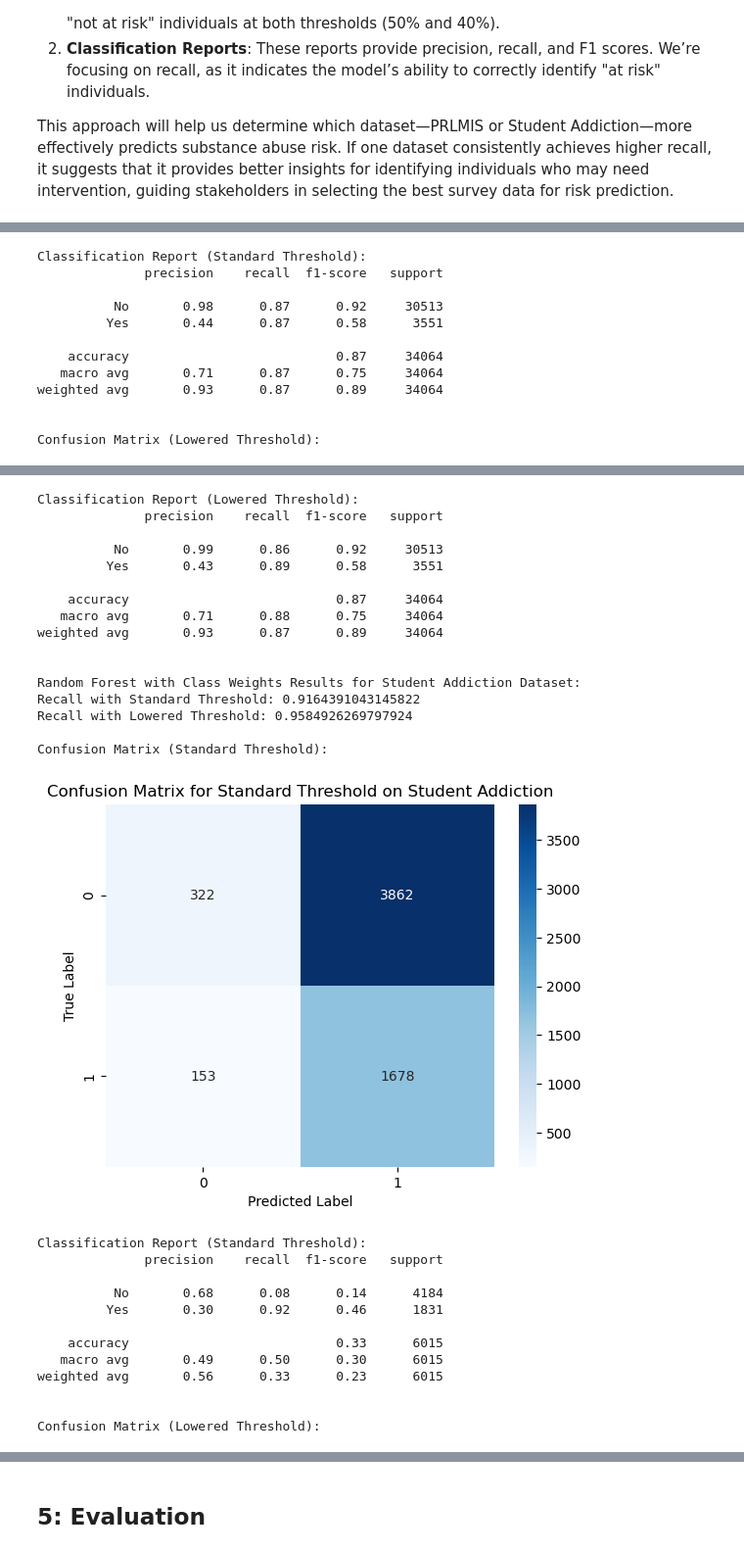
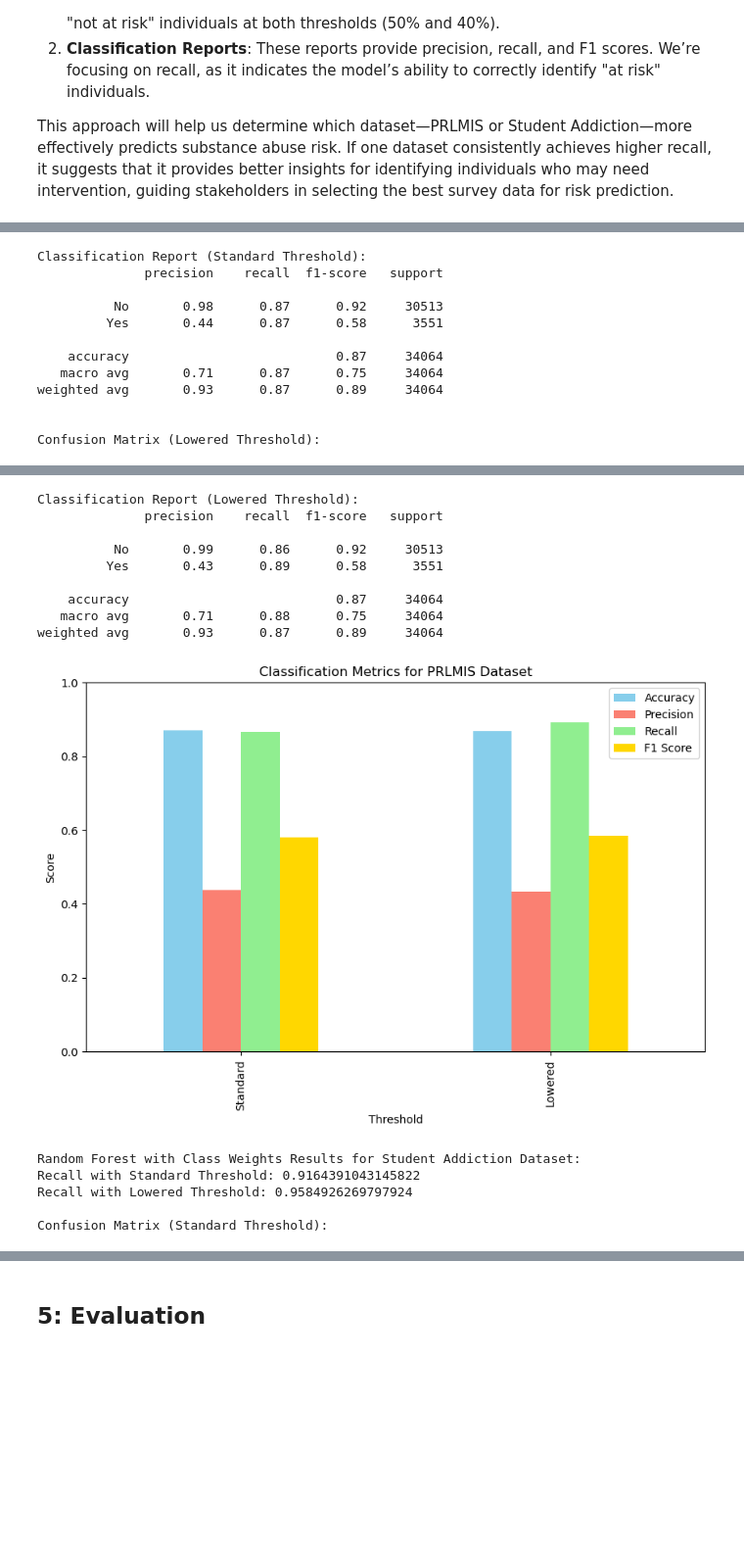
Before and after one commit to nealiyer88/Opioid_Abuse, a Jupyter notebook: opioid_abuse.ipynb, the cells around one changed output, grey strips where cells are left out. Shown: that part at 98% size. Cells and saved outputs as stored; diff of their text form; code cells hidden in the pictures; blank space fills up the shorter version.

Commit message:
Added a couple new visualizations for clarity, completed final eval and next steps.  Re-running notebook to ensure code quality is solid then moving on to README

```diff
--- a/opioid_abuse.ipynb
+++ b/opioid_abuse.ipynb
@@ -699,55 +716,72 @@ def train_random_forest_with_class_weights(X_train, X_test, y_train, y_test, dat
     print("\nClassification Report (Lowered Threshold):")
     print(classification_report(y_test, y_pred_threshold, target_names=["No", "Yes"]))
 
+    # Calculate metrics for both thresholds
+    metrics = {
+        "Threshold": ["Standard", "Lowered"],
+        "Accuracy": [
+            accuracy_score(y_test, y_pred),
+            accuracy_score(y_test, y_pred_threshold)
+        ],
+        "Precision": [
+            precision_score(y_test, y_pred),
+            precision_score(y_test, y_pred_threshold)
+        ],
+        "Recall": [
+            recall_score(y_test, y_pred),
+            recall_score(y_test, y_pred_threshold)
+        ],
+        "F1 Score": [
+            f1_score(y_test, y_pred),
+            f1_score(y_test, y_pred_threshold)
+        ]
+    }
+
+    # Create DataFrame for bar plot
+    metrics_df = pd.DataFrame(metrics).set_index("Threshold")
+    metrics_df.plot(kind="bar", figsize=(10, 6), color=['skyblue', 'salmon', 'lightgreen', 'gold'])
+    plt.title(f"Classification Metrics for {dataset_name} Dataset")
+    plt.xlabel("Threshold")
+    plt.ylabel("Score")
+    plt.ylim(0, 1)
+    plt.legend(loc="upper right")
+    plt.show()
+
 # Apply to PRLMIS and Student Addiction datasets
 train_random_forest_with_class_weights(X_train_prlmis_res, X_test_prlmis, y_train_prlmis_res, y_test_prlmis, "PRLMIS")
 train_random_forest_with_class_weights(X_train_student_res, X_test_student, y_train_student_res, y_test_student, "Student Addiction")
 # %% [output]
 Random Forest with Class Weights Results for PRLMIS Dataset:
 Recall with Standard Threshold: 0.8656716417910447
 Recall with Lowered Threshold: 0.8927062799211489
 
 Confusion Matrix (Standard Threshold):
 [figure]
 Classification Report (Standard Threshold):
               precision    recall  f1-score   support
 
           No       0.98      0.87      0.92     30513
          Yes       0.44      0.87      0.58      3551
 
     accuracy                           0.87     34064
    macro avg       0.71      0.87      0.75     34064
 weighted avg       0.93      0.87      0.89     34064
 
 
 Confusion Matrix (Lowered Threshold):
 [figure]
 Classification Report (Lowered Threshold):
               precision    recall  f1-score   support
 
           No       0.99      0.86      0.92     30513
          Yes       0.43      0.89      0.58      3551
 
     accuracy                           0.87     34064
    macro avg       0.71      0.88      0.75     34064
 weighted avg       0.93      0.87      0.89     34064
-
-
-Random Forest with Class Weights Results for Student Addiction Dataset:
-Recall with Standard Threshold: 0.9164391043145822
-Recall with Lowered Threshold: 0.9584926269797924
-
-Confusion Matrix (Standard Threshold):
-[figure, old version]
+[figure, new version]
-Classification Report (Standard Threshold):
-              precision    recall  f1-score   support
+Random Forest with Class Weights Results for Student Addiction Dataset:
+Recall with Standard Threshold: 0.9164391043145822
+Recall with Lowered Threshold: 0.9584926269797924
 
-          No       0.68      0.08      0.14      4184
-         Yes       0.30      0.92      0.46      1831
-
-    accuracy                           0.33      6015
-   macro avg       0.49      0.50      0.30      6015
-weighted avg       0.56      0.33      0.23      6015
-
-
-Confusion Matrix (Lowered Threshold):
+Confusion Matrix (Standard Threshold):
```
Also changed, not shown: parts of 13 cells of this notebook.
